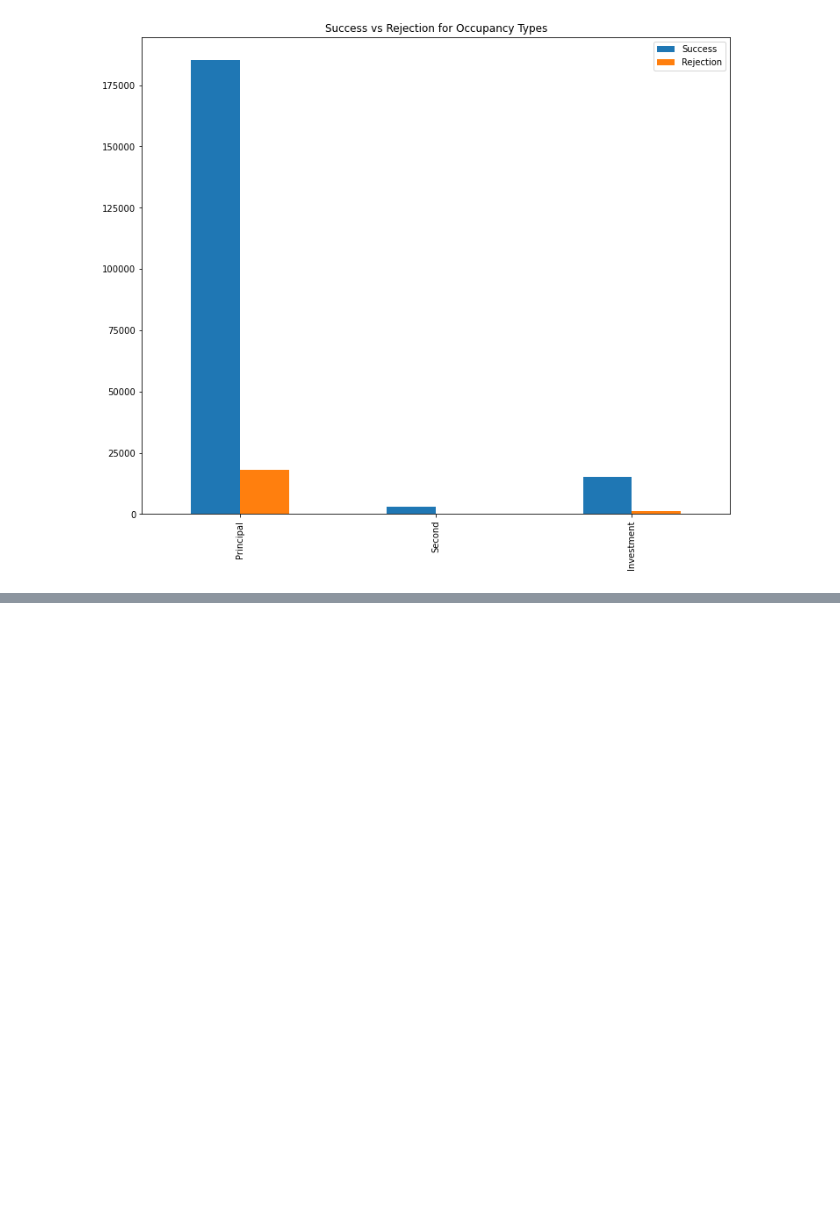
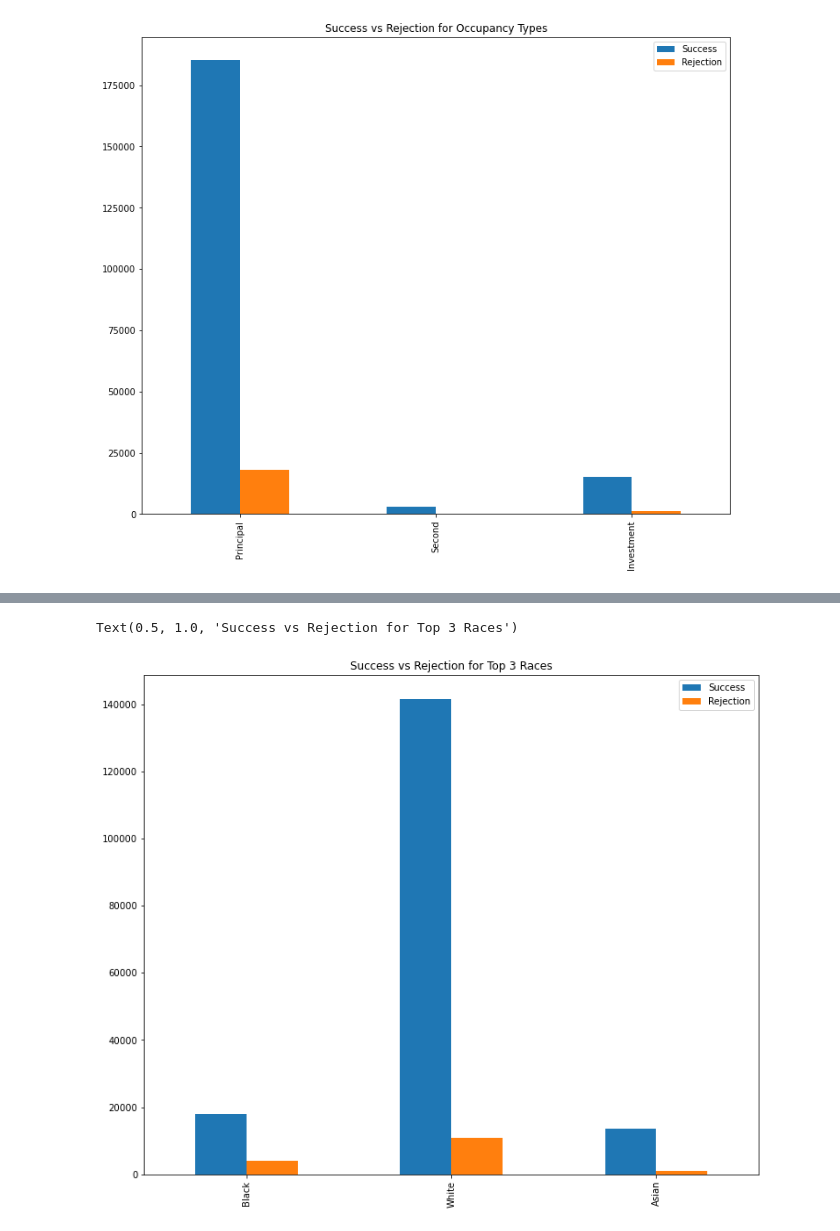
Before and after one commit to tomdoyoon/Illinois-Mortgage-Acceptance, a Jupyter notebook: Loan Outcome Analysis.ipynb, the cells around one changed output, grey strips where cells are left out. Saved outputs shown, nothing was run; the diff lists cells and outputs as text; code cells hidden in the pictures; blank space fills up the shorter version.

```diff
--- a/Loan Outcome Analysis.ipynb
+++ b/Loan Outcome Analysis.ipynb
@@ -445,0 +677,10 @@ df['']
+# %%
+# CREATING A NEW FIELD: SAME RACE BETWEEN CO APPLICANT AND APPLICANT = 1: NO CO APPLICANT IS ALSO 0
+df['same_race'] = np.where(df['applicant_race-1']==df['co-applicant_race-1'],1,0)
+
+# ANALYZING ONLY BLACK, ASIAN, WHITE (TOP 3)
+top3_race = pd.DataFrame(df['action_taken'])
+top3_race['Race'] = np.where(df['applicant_race-1']==5,'White',np.where(df['applicant_race-1']==3,'Black',
+                                                                        np.where(df['applicant_race-1']==2,'Asian',np.nan)))
+top3_race = top3_race.dropna().reset_index(drop = True)
+top3_race = top3_race[top3_race['Race']!='nan']
@@ -445,0 +704,13 @@ df['']
+# %%
+# Comparing Value Brackets Property Success Rates
+graph_t3r = pd.concat([pd.DataFrame([top3_race.groupby('Race')['action_taken'].value_counts()['Black'][1],top3_race.groupby('Race')['action_taken'].value_counts()['Black'][0]]).transpose(),
+           pd.DataFrame([top3_race.groupby('Race')['action_taken'].value_counts()['White'][1],top3_race.groupby('Race')['action_taken'].value_counts()['White'][0]]).transpose(),
+           pd.DataFrame([top3_race.groupby('Race')['action_taken'].value_counts()['Asian'][1],top3_race.groupby('Race')['action_taken'].value_counts()['Asian'][0]]).transpose()])
+graph_t3r.index = ['Black','White','Asian']
+graph_t3r.columns = ['Success','Rejection']
+
+graph_t3r.plot(kind = 'bar', figsize = (12,10))
+plt.title("Success vs Rejection for Top 3 Races")
+# %% [output]
+Text(0.5, 1.0, 'Success vs Rejection for Top 3 Races')
+[figure, added]
```
Also changed, not shown: parts of 71 cells of this notebook.
